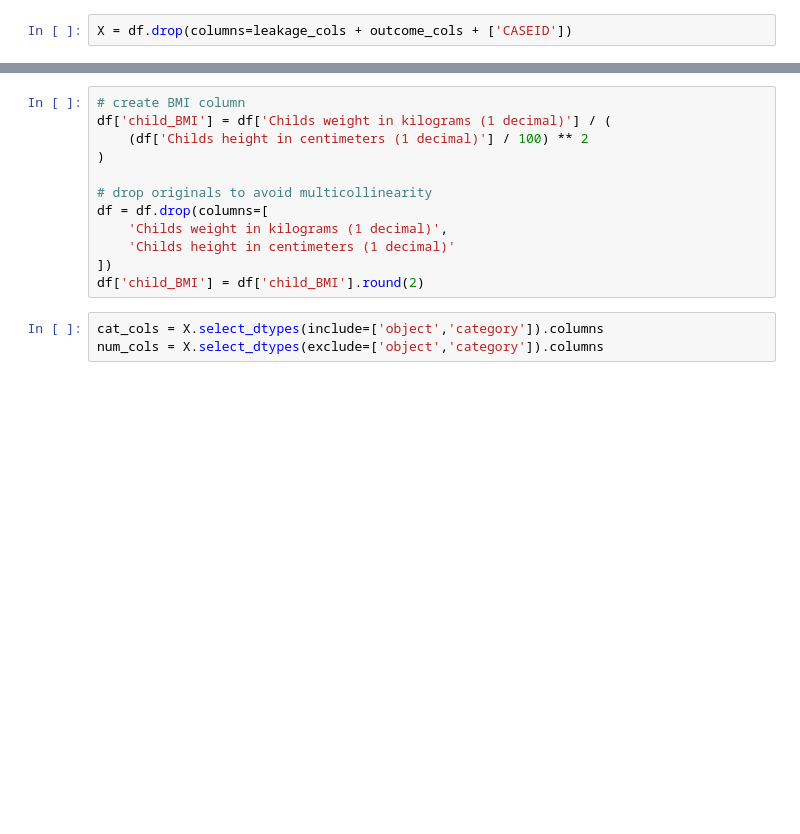
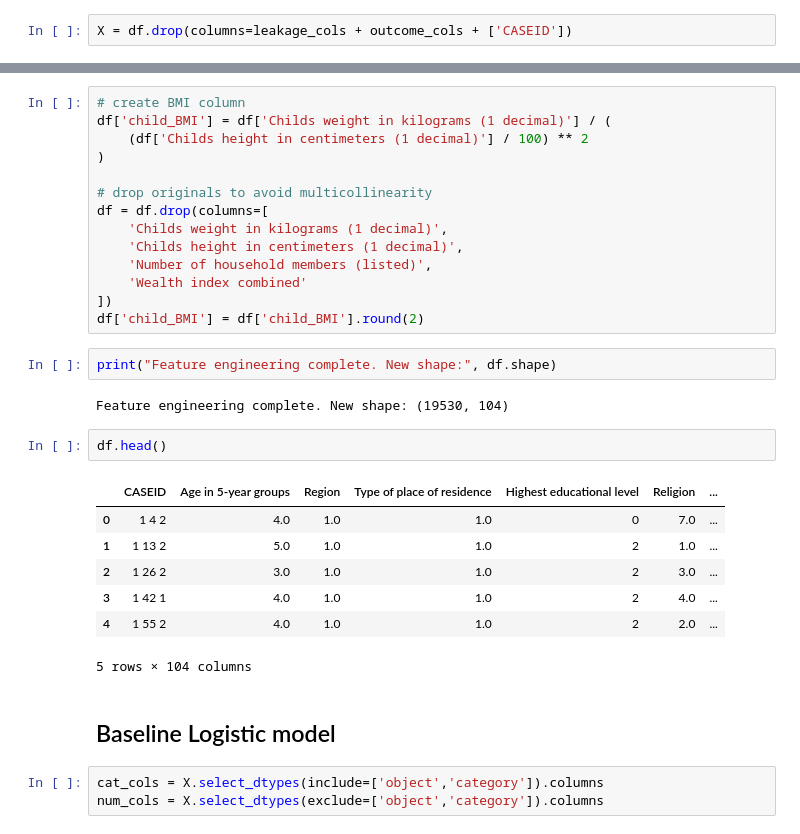
Before and after one commit to tingly-amua/Under5-Mortality-Model, a Jupyter notebook: Modelling.ipynb, the cells around one changed output, grey strips where cells are left out. Drawn from its saved outputs; the diff is of its cells as text; blank space fills up the shorter version.

```diff
--- a/Modelling.ipynb
+++ b/Modelling.ipynb
@@ -129,9 +180,27 @@ df['child_BMI'] = df['Childs weight in kilograms (1 decimal)'] / (
 # drop originals to avoid multicollinearity
 df = df.drop(columns=[
     'Childs weight in kilograms (1 decimal)',
-    'Childs height in centimeters (1 decimal)'
+    'Childs height in centimeters (1 decimal)',
+    'Number of household members (listed)',
+    'Wealth index combined'
 ])
 df['child_BMI'] = df['child_BMI'].round(2)
+# %%
+print("Feature engineering complete. New shape:", df.shape)
+# %% [output]
+Feature engineering complete. New shape: (19530, 104)
+# %%
+df.head()
+# %% [output]
+|  | CASEID | Age in 5-year groups | Region | Type of place of residence | Highest educational level | Religion | ... |
+| 0 | 1 4 2 | 4.0 | 1.0 | 1.0 | 0 | 7.0 | ... |
+| 1 | 1 13 2 | 5.0 | 1.0 | 1.0 | 2 | 1.0 | ... |
+| 2 | 1 26 2 | 3.0 | 1.0 | 1.0 | 2 | 3.0 | ... |
+| 3 | 1 42 1 | 4.0 | 1.0 | 1.0 | 2 | 4.0 | ... |
+| 4 | 1 55 2 | 4.0 | 1.0 | 1.0 | 2 | 2.0 | ... |
+5 rows × 104 columns
+# %% [markdown]
+## Baseline Logistic model
 # %%
 cat_cols = X.select_dtypes(include=['object','category']).columns
 num_cols = X.select_dtypes(exclude=['object','category']).columns
```
Also changed, not shown: parts of 15 cells of this notebook, 1 other file.
